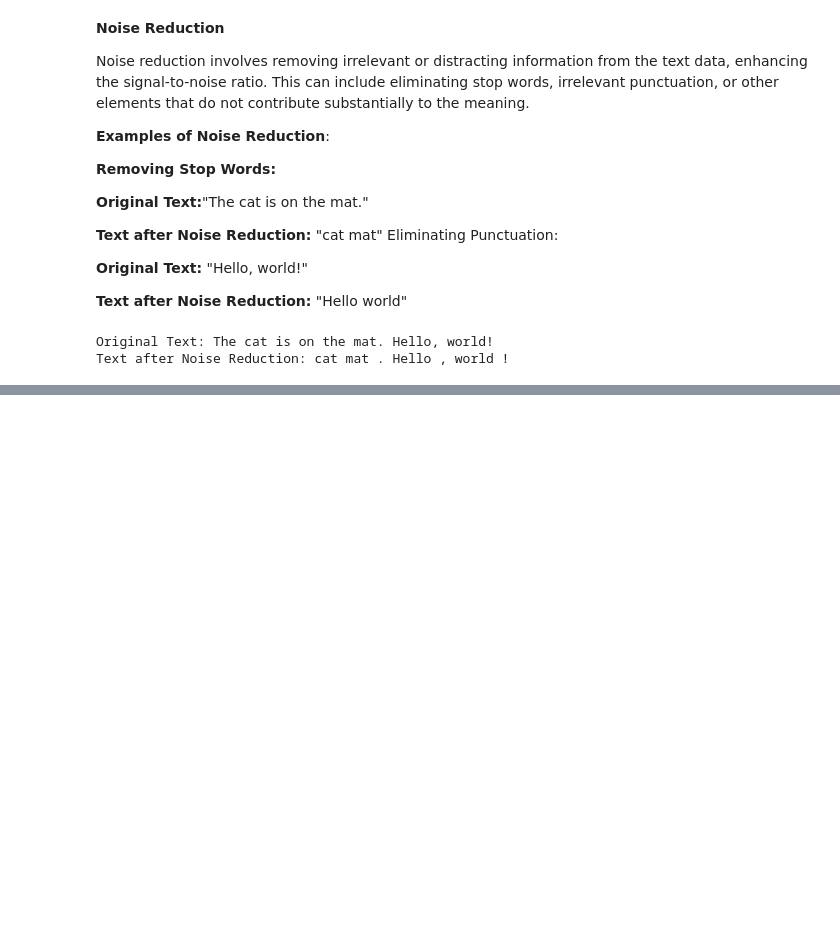
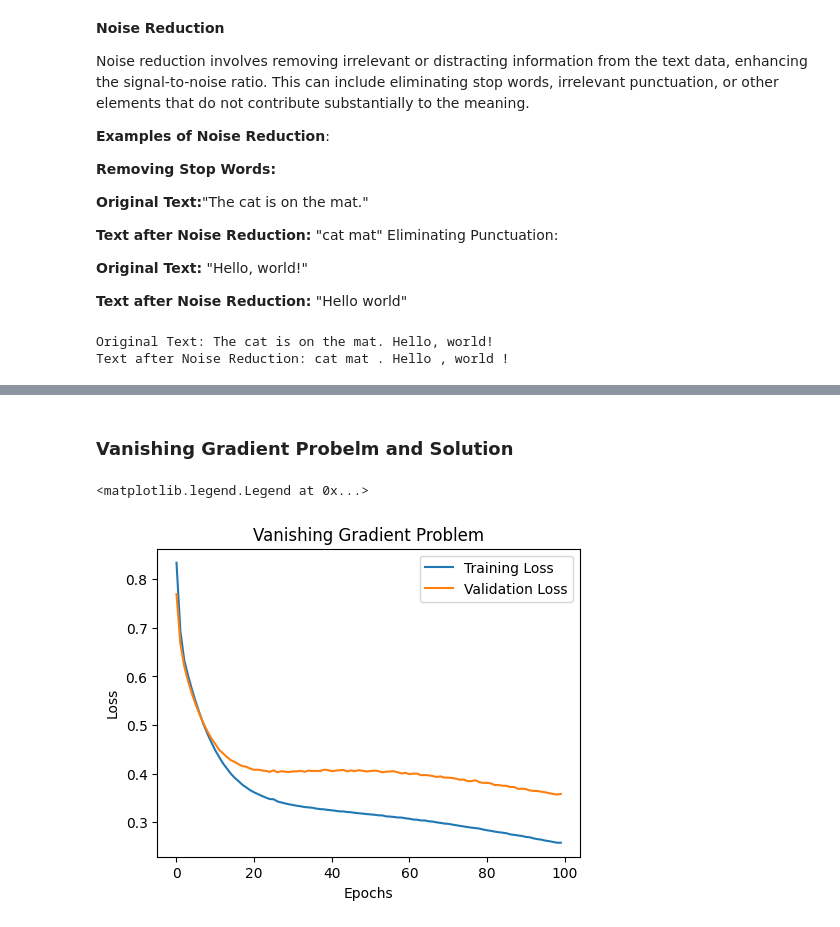
Before and after one commit to simranjeet97/75DayHard_GenAI_LLM_Challenge, a Jupyter notebook: 75Hard_Generative_AI_Learning_Challenge.ipynb, the cells around one changed output, grey strips where cells are left out. Saved outputs shown, nothing was run; the diff lists cells and outputs as text; code cells hidden in the pictures; blank space fills up the shorter version.

```diff
--- a/75Hard_Generative_AI_Learning_Challenge.ipynb
+++ b/75Hard_Generative_AI_Learning_Challenge.ipynb
@@ -675,0 +950,44 @@ Text after Noise Reduction: cat mat . Hello , world !
+# %% [markdown]
+### Vanishing Gradient Probelm and Solution
+# %%
+import numpy as np
+import matplotlib.pyplot as plt
+from tensorflow.keras.models import Sequential
+from tensorflow.keras.layers import Dense
+from sklearn.datasets import make_classification
+from sklearn.model_selection import train_test_split
+from sklearn.preprocessing import StandardScaler
+
+# Generate a synthetic dataset
+X, y = make_classification(n_samples=1000, n_features=20, n_informative=10, n_classes=2, random_state=42)
+
+# Split the data into training and testing sets
+X_train, X_test, y_train, y_test = train_test_split(X, y, test_size=0.2, random_state=42)
+
+# Standardize the features
+scaler = StandardScaler()
+X_train = scaler.fit_transform(X_train)
+X_test = scaler.transform(X_test)
+
+# Define a deep neural network with sigmoid activation
+model_vanishing = Sequential()
+model_vanishing.add(Dense(50, input_dim=20, activation='sigmoid'))
+model_vanishing.add(Dense(1, activation='sigmoid'))
+model_vanishing.compile(optimizer='adam', loss='binary_crossentropy', metrics=['accuracy'])
+
+# Train the model
+history_vanishing = model_vanishing.fit(X_train, y_train, epochs=100, validation_data=(X_test, y_test), verbose=0)
+
+# Plot the loss during training
+plt.figure(figsize=(12, 4))
+
+plt.subplot(1, 2, 1)
+plt.plot(history_vanishing.history['loss'], label='Training Loss')
+plt.plot(history_vanishing.history['val_loss'], label='Validation Loss')
+plt.title('Vanishing Gradient Problem')
+plt.xlabel('Epochs')
+plt.ylabel('Loss')
+plt.legend()
+# %% [output]
+<matplotlib.legend.Legend at 0x...>
+[figure, added]
```
Also changed, not shown: parts of 16 cells of this notebook.
